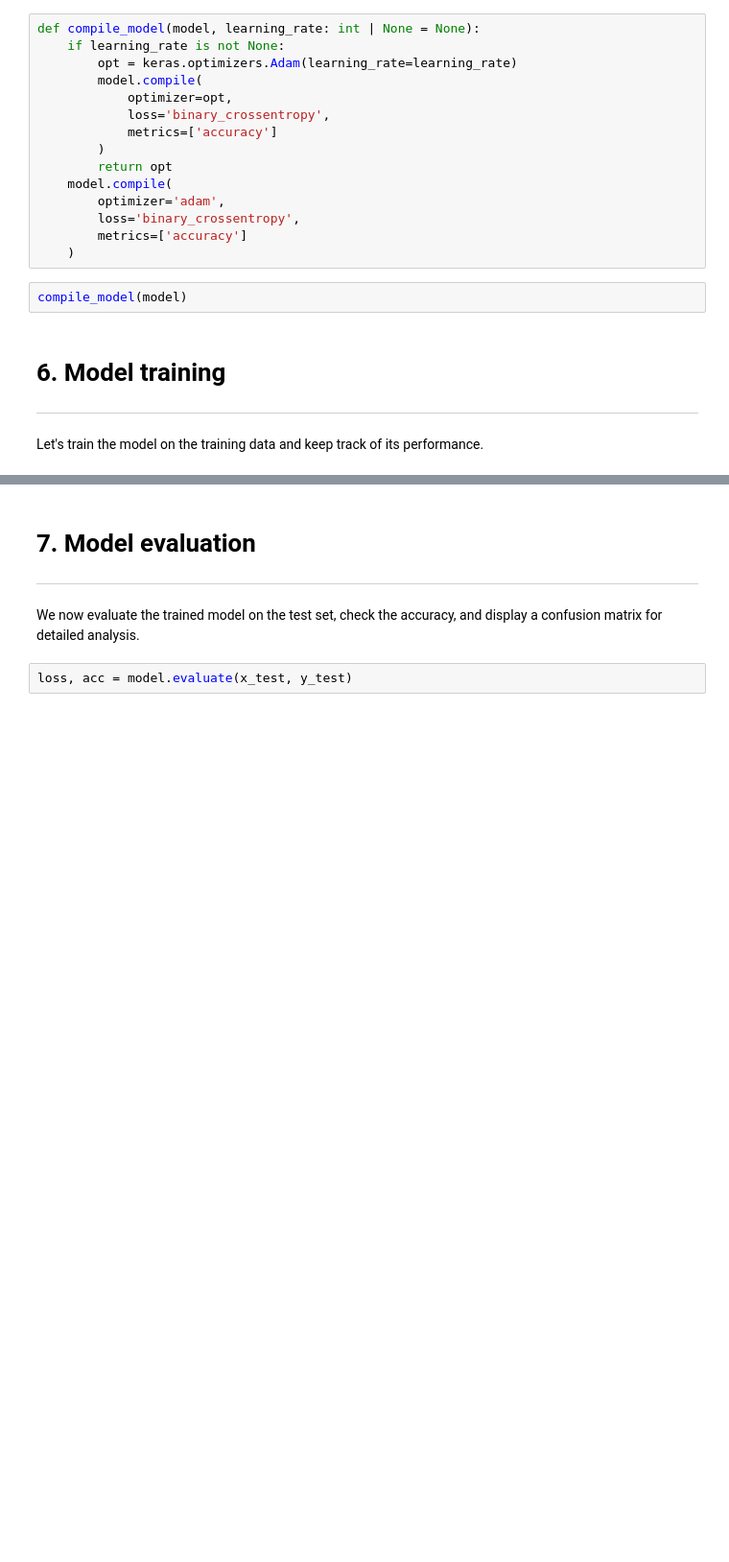
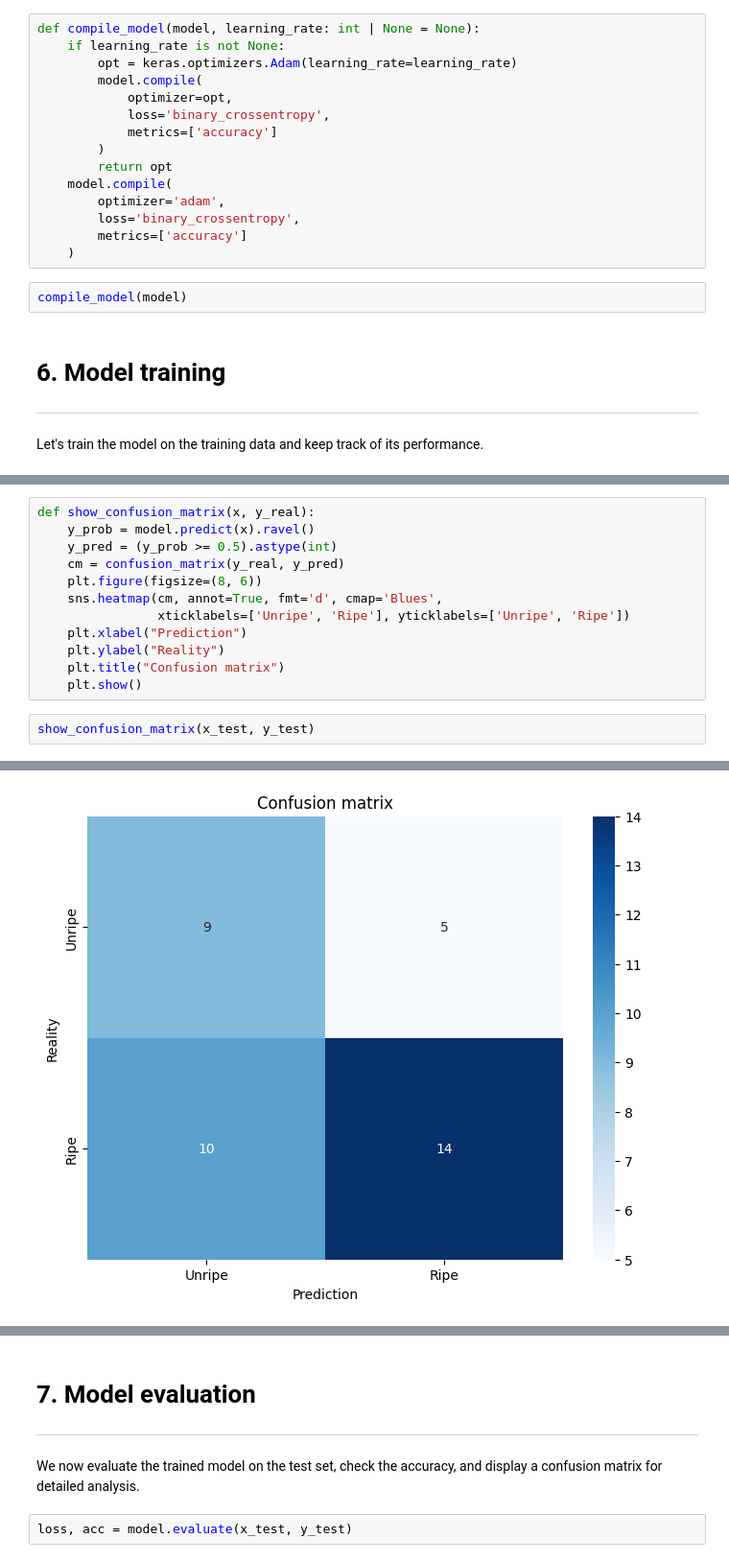
Before and after one commit to Dalvii/durian-maturity-classification, a Jupyter notebook: data_augmentation_train_only.ipynb, the cells around one changed output, grey strips where cells are left out. Shown at 96% size. Cells and saved outputs as stored; diff of their text form; blank space fills up the shorter version.

```diff
--- a/data_augmentation_train_only.ipynb
+++ b/data_augmentation_train_only.ipynb
@@ -379,0 +377,15 @@ x_train.shape, y_train.shape, x_test.shape, y_test.shape
+# %%
+def show_confusion_matrix(x, y_real):
+    y_prob = model.predict(x).ravel()
+    y_pred = (y_prob >= 0.5).astype(int)
+    cm = confusion_matrix(y_real, y_pred)
+    plt.figure(figsize=(8, 6))
+    sns.heatmap(cm, annot=True, fmt='d', cmap='Blues',
+                xticklabels=['Unripe', 'Ripe'], yticklabels=['Unripe', 'Ripe'])
+    plt.xlabel("Prediction")
+    plt.ylabel("Reality")
+    plt.title("Confusion matrix")
+    plt.show()
+# %%
+show_confusion_matrix(x_test, y_test)
+# %% [output]
@@ -379,0 +393 @@ x_train.shape, y_train.shape, x_test.shape, y_test.shape
+[figure, added]
```
Also changed, not shown: parts of 43 cells of this notebook, 2 other files.
